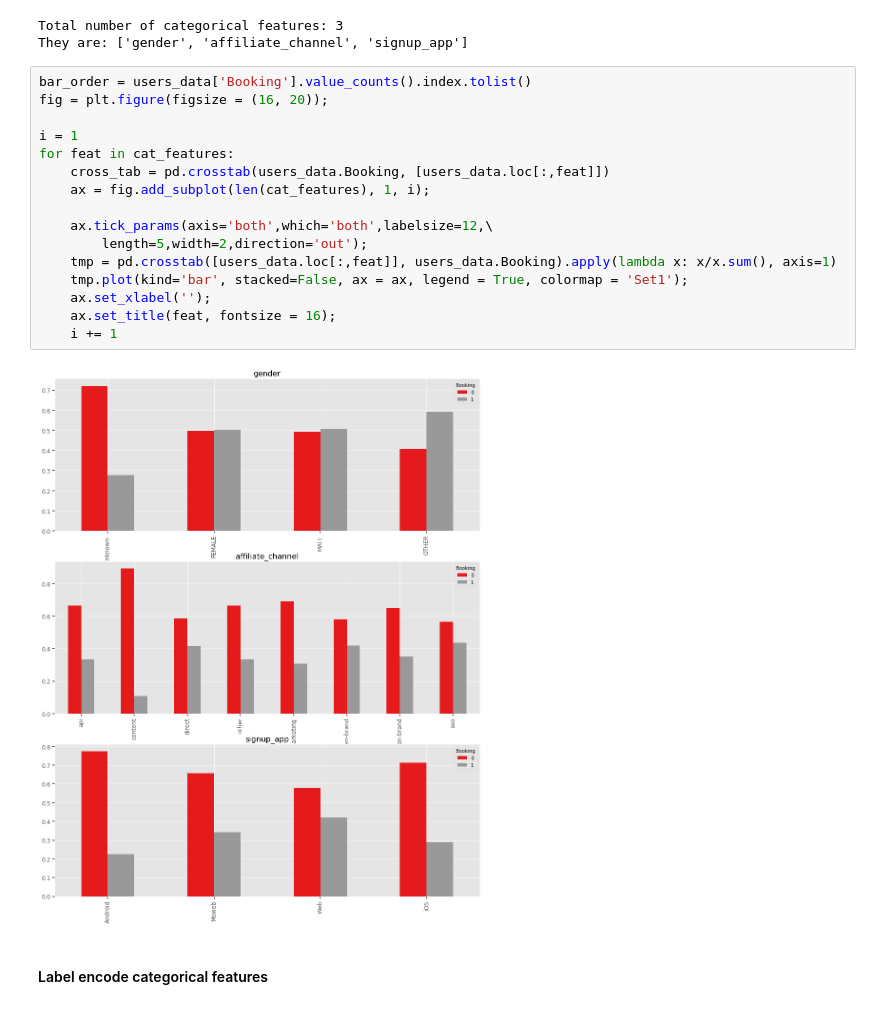
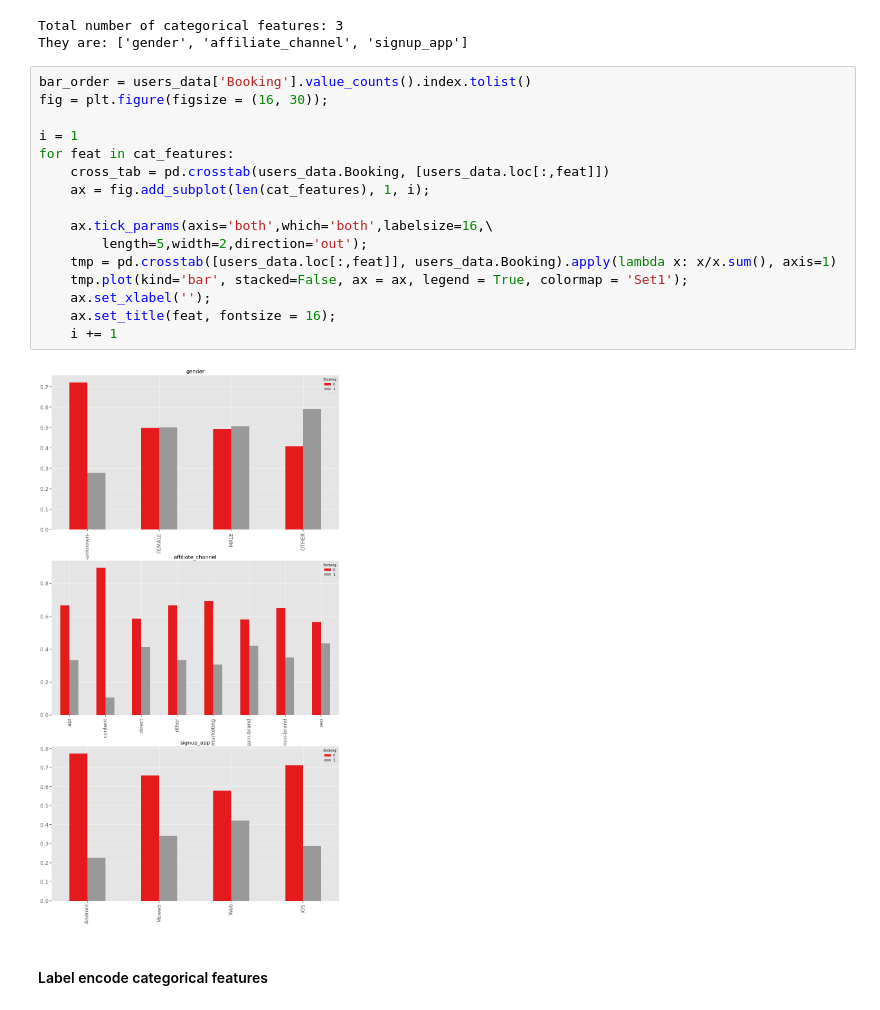
Before and after one commit to xingliuUT/History-Kaggle-Airbnb, a Jupyter notebook: demo.ipynb, the cells around one changed output. Cells and saved outputs as stored; diff of their text form.

```diff
--- a/demo.ipynb
+++ b/demo.ipynb
@@ -237,22 +239,22 @@ Total number of categorical features: 3
 They are: ['gender', 'affiliate_channel', 'signup_app']
 # %%
 bar_order = users_data['Booking'].value_counts().index.tolist()
-fig = plt.figure(figsize = (16, 20));
+fig = plt.figure(figsize = (16, 30));
 
 i = 1
 for feat in cat_features:
     cross_tab = pd.crosstab(users_data.Booking, [users_data.loc[:,feat]])
     ax = fig.add_subplot(len(cat_features), 1, i);
 
-    ax.tick_params(axis='both',which='both',labelsize=12,\
+    ax.tick_params(axis='both',which='both',labelsize=16,\
         length=5,width=2,direction='out');
     tmp = pd.crosstab([users_data.loc[:,feat]], users_data.Booking).apply(lambda x: x/x.sum(), axis=1)
     tmp.plot(kind='bar', stacked=False, ax = ax, legend = True, colormap = 'Set1');
     ax.set_xlabel('');
     ax.set_title(feat, fontsize = 16);
     i += 1
 # %% [output]
-[figure, old version]
+[figure, new version]
 # %% [markdown]
 #### Label encode categorical features
 # %%
```
Also changed, not shown: parts of 48 cells of this notebook.
